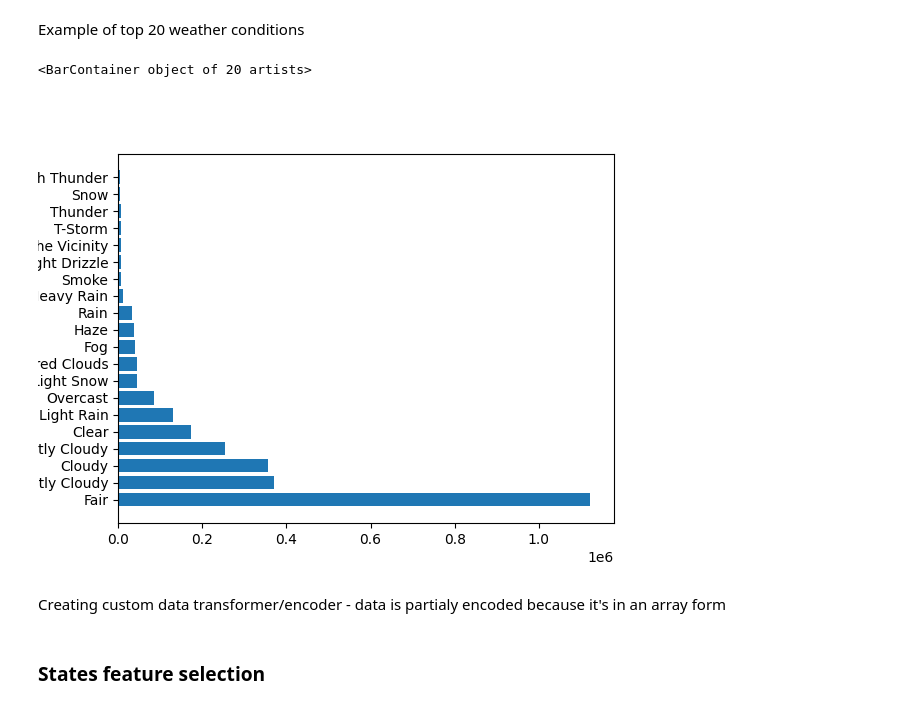
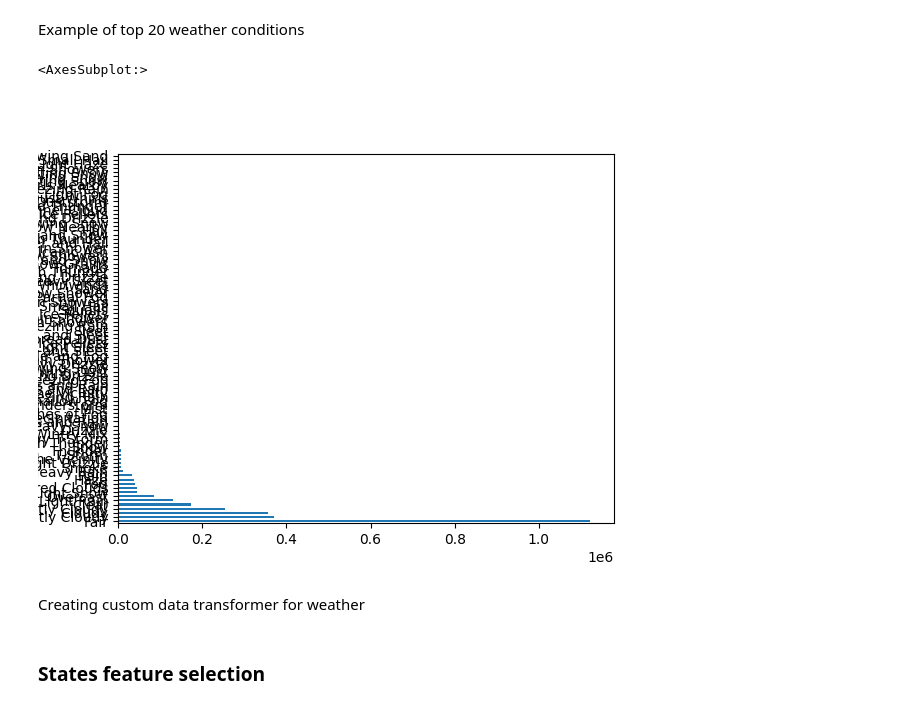
Before and after one commit to erudic/mt-tabnet-xgboost-model-comparison, a Jupyter notebook: notebooks/code_setup_for_preprocessing_and_training.ipynb, the cells around one changed output. Drawn from its saved outputs; the diff is of its cells as text; code cells hidden in the pictures.

```diff
--- a/notebooks/code_setup_for_preprocessing_and_training.ipynb
+++ b/notebooks/code_setup_for_preprocessing_and_training.ipynb
@@ -85,19 +85,15 @@ Example of top 20 weather conditions
 # %%
 from collections import Counter
 from collections import OrderedDict
-counts = df['Weather_Condition_Arr'].apply(lambda arr: Counter() if str(arr)=='nan' else Counter(arr)).sum()
-counts = OrderedDict(counts.most_common())
+counts = df['Weather_Condition_Arr'].explode().value_counts()
 # %%
-%matplotlib widget
-import matplotlib.pyplot as plt
-top_keys = list(counts.keys())[:20]
-top_values = list(counts.values())[:20]
-plt.barh(top_keys,top_values)
+%matplotlib inline
+counts.plot(kind='barh')
 # %% [output]
-<BarContainer object of 20 artists>
+<AxesSubplot:>
-[figure, old version]
+[figure, new version]
 # %% [markdown]
-Creating custom data transformer/encoder - data is partialy encoded because it's in an array form
+Creating custom data transformer for weather
 # %%
 from sklearn.base import BaseEstimator, TransformerMixin
 from collections import Counter, OrderedDict
```
Also changed, not shown: parts of 12 cells of this notebook, 1 other file.
